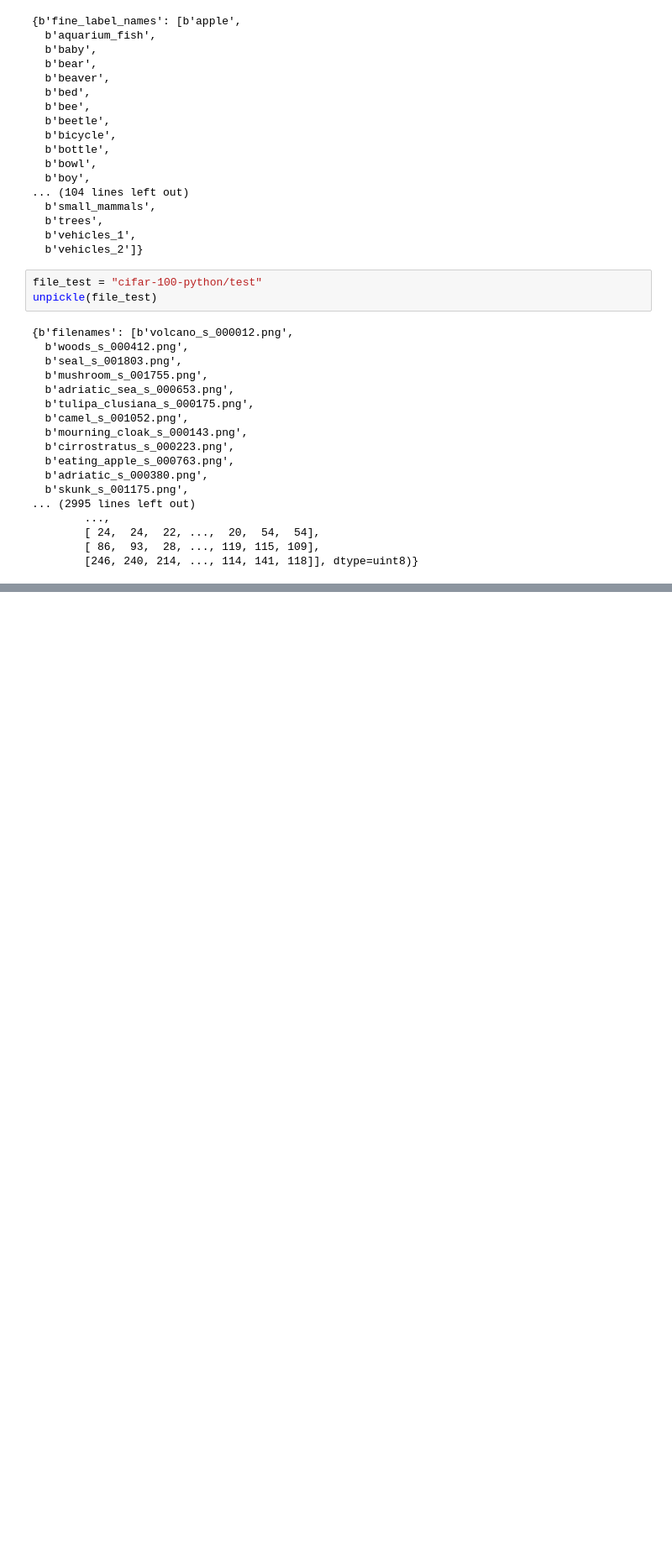
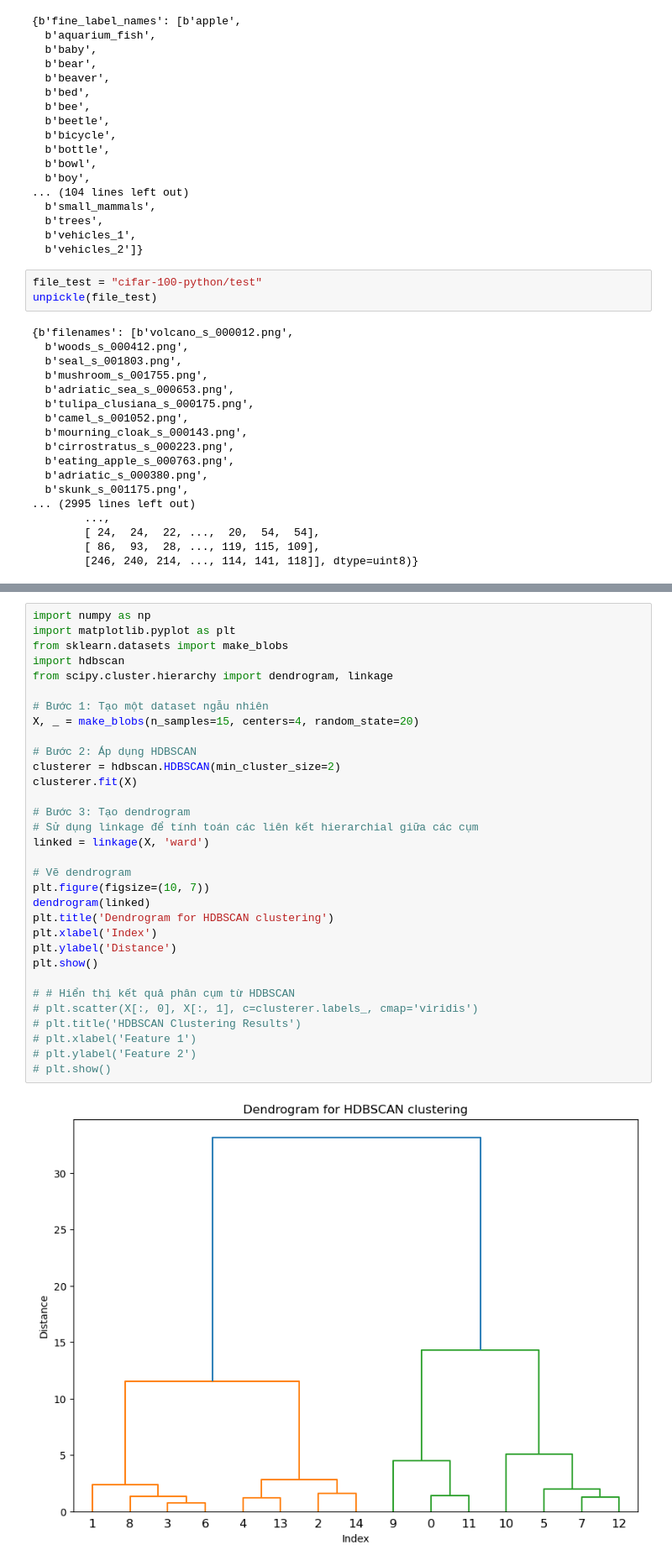
Before and after one commit to ntuanh/TrainingFIL, a Jupyter notebook: AI/ML/Labs_2/HBDSCAN.ipynb, the cells around one changed output, grey strips where cells are left out. Shown at 84% size. Saved outputs shown, nothing was run; the diff lists cells and outputs as text; blank space fills up the shorter version.

```diff
--- a/AI/ML/Labs_2/HBDSCAN.ipynb
+++ b/AI/ML/Labs_2/HBDSCAN.ipynb
@@ -140,0 +230,34 @@ unpickle(file_test)
+# %%
+import numpy as np
+import matplotlib.pyplot as plt
+from sklearn.datasets import make_blobs
+import hdbscan
+from scipy.cluster.hierarchy import dendrogram, linkage
+
+# Bước 1: Tạo một dataset ngẫu nhiên
+X, _ = make_blobs(n_samples=15, centers=4, random_state=20)
+
+# Bước 2: Áp dụng HDBSCAN
+clusterer = hdbscan.HDBSCAN(min_cluster_size=2)
+clusterer.fit(X)
+
+# Bước 3: Tạo dendrogram
+# Sử dụng linkage để tính toán các liên kết hierarchial giữa các cụm
+linked = linkage(X, 'ward')
+
+# Vẽ dendrogram
+plt.figure(figsize=(10, 7))
+dendrogram(linked)
+plt.title('Dendrogram for HDBSCAN clustering')
+plt.xlabel('Index')
+plt.ylabel('Distance')
+plt.show()
+
+# # Hiển thị kết quả phân cụm từ HDBSCAN
+# plt.scatter(X[:, 0], X[:, 1], c=clusterer.labels_, cmap='viridis')
+# plt.title('HDBSCAN Clustering Results')
+# plt.xlabel('Feature 1')
+# plt.ylabel('Feature 2')
+# plt.show()
+# %% [output]
+[figure, added]
```
Also changed, not shown: parts of 6 cells of this notebook.
